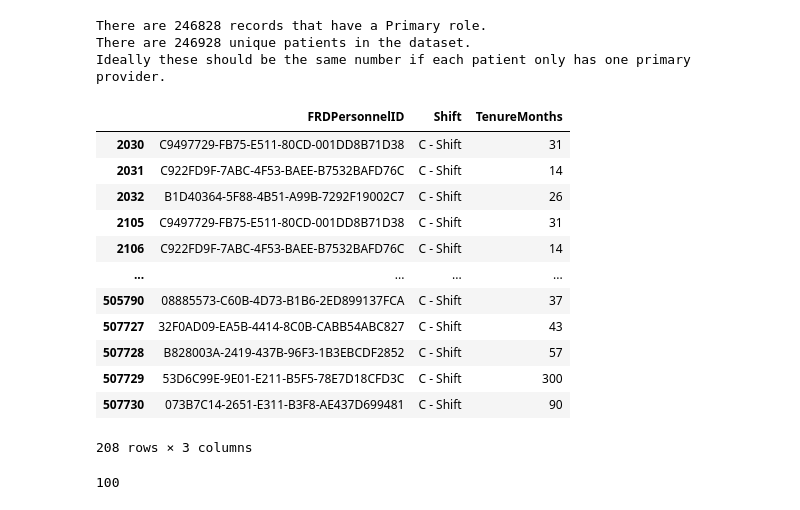
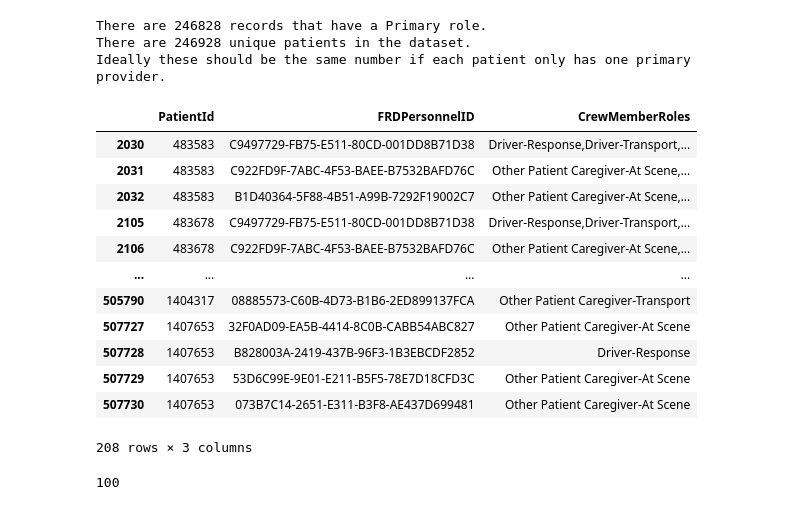
Before and after one commit to data-rescue/ems-analytics, a Jupyter notebook: notebooks/20210305-mrm-daen690-Q3.ipynb, the cells around one changed output. Saved outputs shown, nothing was run; the diff lists cells and outputs as text; code cells hidden in the pictures.

```diff
--- a/notebooks/20210305-mrm-daen690-Q3.ipynb
+++ b/notebooks/20210305-mrm-daen690-Q3.ipynb
@@ -428,25 +428,25 @@ Ideally these should be the same number if each patient only has one primary pro
 # %%
 #Create a dataframe with only the "Primary" records.
 df_good=pd.DataFrame(df_wPrimary["PatientId"].unique(),columns=["PatientId"])
 
 #Create a dataframe with only the records from patients that don't have at least one record in the "Primary" records dataframe.
 df_bad=df_patientsGood[~df_patientsGood.PatientId.isin(df_good.PatientId)]
 
 #Show only the PatientId, FRDPersonnelID, and CrewMemberRoles columns of the resulting dataframe
-df_bad.iloc[:,[2,3,13]]
+df_bad[["PatientId","FRDPersonnelID","CrewMemberRoles"]]
 # %% [output]
-|  | FRDPersonnelID | Shift | TenureMonths |
-| 2030 | C9497729-FB75-E511-80CD-001DD8B71D38 | C - Shift | 31 |
-| 2031 | C922FD9F-7ABC-4F53-BAEE-B7532BAFD76C | C - Shift | 14 |
-| 2032 | B1D40364-5F88-4B51-A99B-7292F19002C7 | C - Shift | 26 |
-| 2105 | C9497729-FB75-E511-80CD-001DD8B71D38 | C - Shift | 31 |
-| 2106 | C922FD9F-7ABC-4F53-BAEE-B7532BAFD76C | C - Shift | 14 |
+|  | PatientId | FRDPersonnelID | CrewMemberRoles |
+| 2030 | 483583 | C9497729-FB75-E511-80CD-001DD8B71D38 | Driver-Response,Driver-Transport,... |
+| 2031 | 483583 | C922FD9F-7ABC-4F53-BAEE-B7532BAFD76C | Other Patient Caregiver-At Scene,... |
+| 2032 | 483583 | B1D40364-5F88-4B51-A99B-7292F19002C7 | Other Patient Caregiver-At Scene,... |
+| 2105 | 483678 | C9497729-FB75-E511-80CD-001DD8B71D38 | Driver-Response,Driver-Transport,... |
+| 2106 | 483678 | C922FD9F-7ABC-4F53-BAEE-B7532BAFD76C | Other Patient Caregiver-At Scene,... |
 | ... | ... | ... | ... |
-| 505790 | 08885573-C60B-4D73-B1B6-2ED899137FCA | C - Shift | 37 |
-| 507727 | 32F0AD09-EA5B-4414-8C0B-CABB54ABC827 | C - Shift | 43 |
-| 507728 | B828003A-2419-437B-96F3-1B3EBCDF2852 | C - Shift | 57 |
-| 507729 | 53D6C99E-9E01-E211-B5F5-78E7D18CFD3C | C - Shift | 300 |
-| 507730 | 073B7C14-2651-E311-B3F8-AE437D699481 | C - Shift | 90 |
+| 505790 | 1404317 | 08885573-C60B-4D73-B1B6-2ED899137FCA | Other Patient Caregiver-Transport |
+| 507727 | 1407653 | 32F0AD09-EA5B-4414-8C0B-CABB54ABC827 | Other Patient Caregiver-At Scene |
+| 507728 | 1407653 | B828003A-2419-437B-96F3-1B3EBCDF2852 | Driver-Response |
+| 507729 | 1407653 | 53D6C99E-9E01-E211-B5F5-78E7D18CFD3C | Other Patient Caregiver-At Scene |
+| 507730 | 1407653 | 073B7C14-2651-E311-B3F8-AE437D699481 | Other Patient Caregiver-At Scene |
 208 rows × 3 columns
 # %%
 #How many patients are represented by these records?
```
Also changed, not shown: parts of 7 cells of this notebook.
